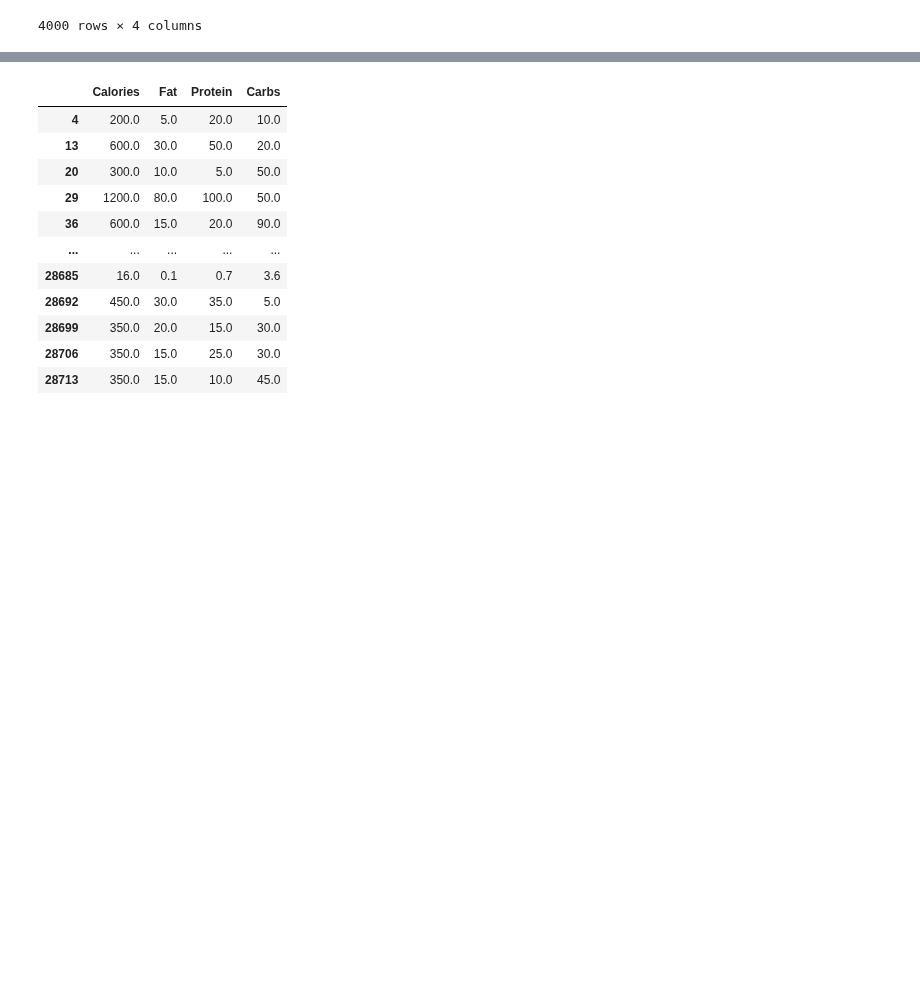
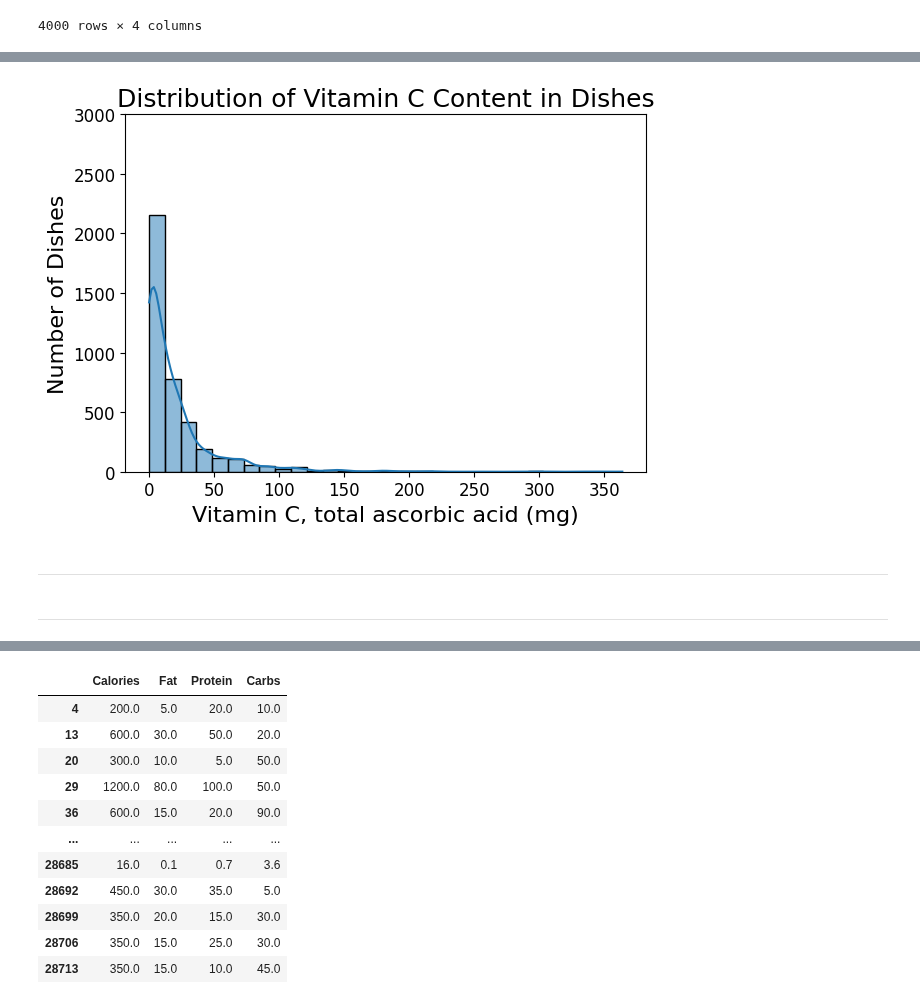
Before and after one commit to chelseanbr/smolvlm-nutrition-vqa, a Jupyter notebook: notebooks/eda.ipynb, the cells around one changed output, grey strips where cells are left out. Saved outputs shown, nothing was run; the diff lists cells and outputs as text; code cells hidden in the pictures; blank space fills up the shorter version.

```diff
--- a/notebooks/eda.ipynb
+++ b/notebooks/eda.ipynb
@@ -251,3 +212,20 @@ plt.show()
+# %%
+sns.histplot(data=train_df, x='Vitamin C, total ascorbic acid', bins=30, kde=True)
+plt.title('Distribution of Vitamin C Content in Dishes')
+plt.xlabel('Vitamin C, total ascorbic acid (mg)')
+plt.ylabel('Number of Dishes')
+ymax = 3000
+plt.ylim(0, ymax)
+plt.tight_layout()
+# save figure
+plt.savefig('../report/imgs/vitC_dist.png')
+plt.show()
+# %% [output]
+[figure, added]
+# %% [markdown]
+---
+# %% [markdown]
+---
 # %%
 # binsize = int(np.sqrt(len(train_df)))
 binsize = 30
```
Also changed, not shown: parts of 24 cells of this notebook, 11 other files.
